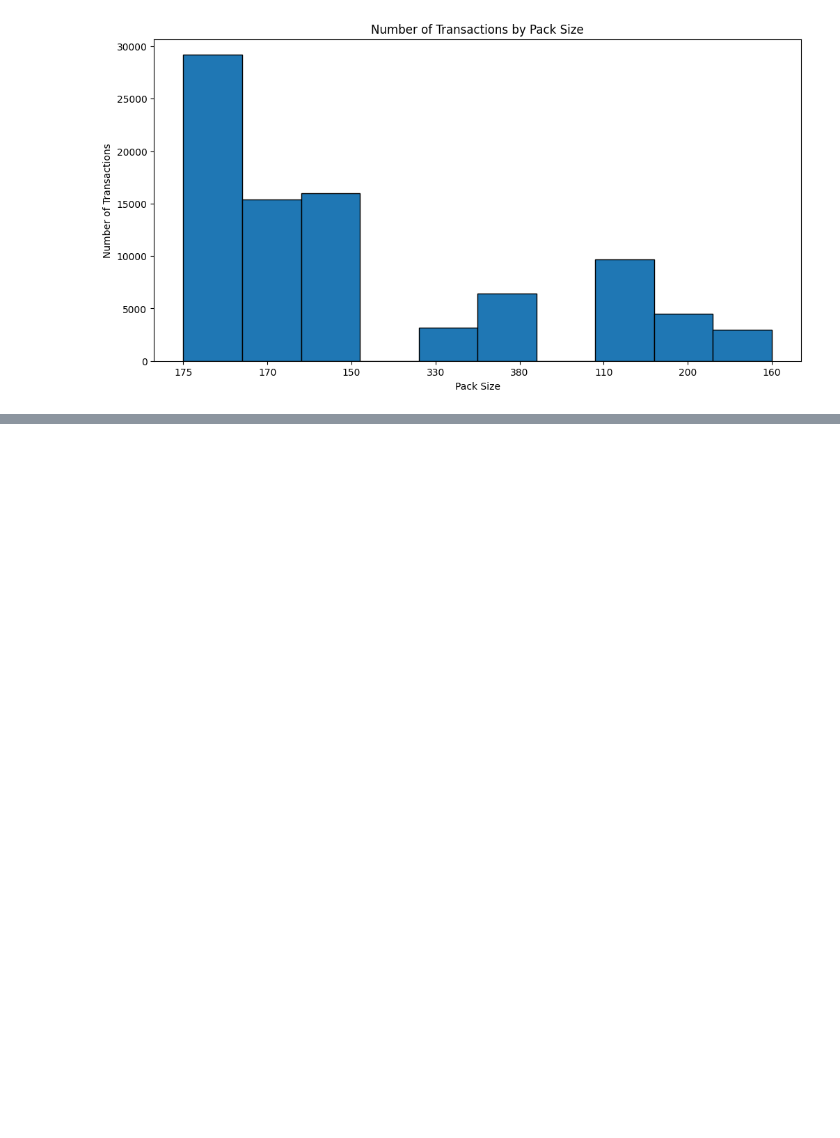
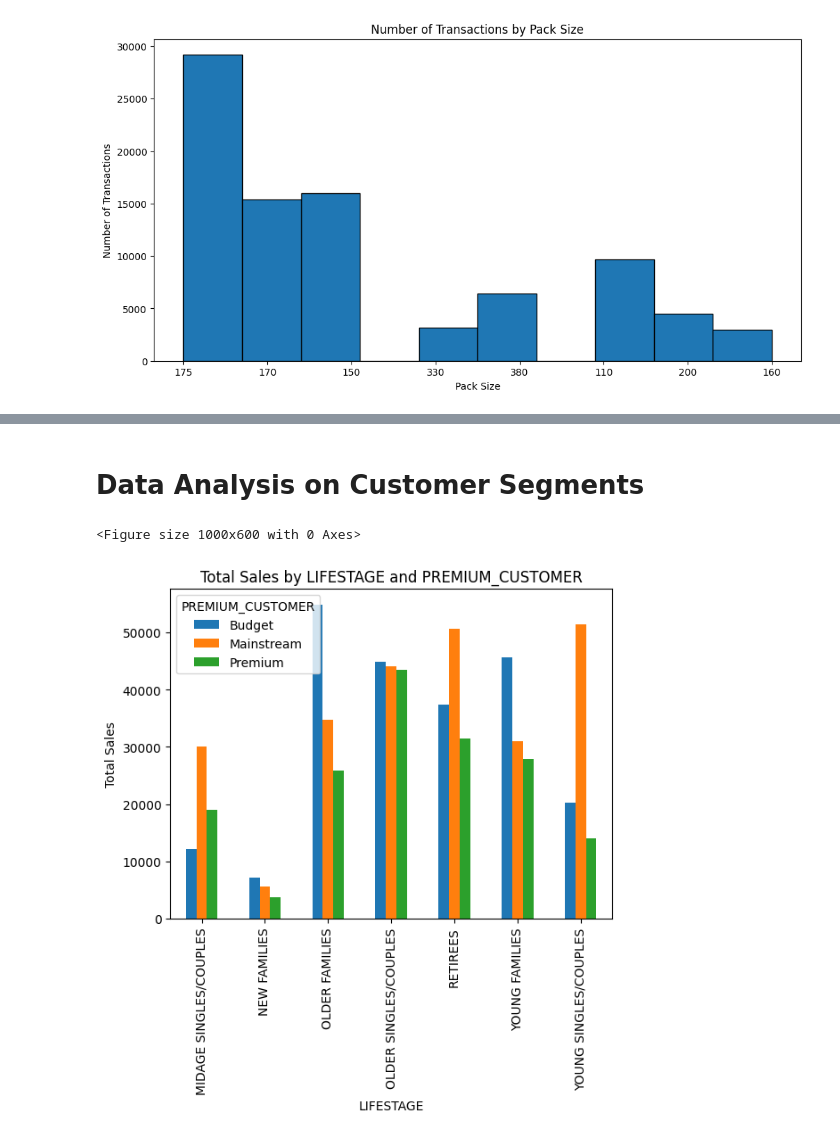
Before and after one commit to ramolefeg/profile, a Jupyter notebook: Quantium_Internship_task1_1.ipynb, the cells around one changed output, grey strips where cells are left out. Saved outputs shown, nothing was run; the diff lists cells and outputs as text; code cells hidden in the pictures; blank space fills up the shorter version.

```diff
--- a/Quantium_Internship_task1_1.ipynb
+++ b/Quantium_Internship_task1_1.ipynb
@@ -398,0 +330,4 @@ df_transactions_chips.tail()
+# %%
+# extract brand name from prod_name and then create a new column
+
+df_transactions_chips['brand_name'] = df_transactions_chips['PROD_NAME'].str.split(' ').str.get(0)
@@ -398,0 +355,11 @@ df_transactions_chips.tail()
+# %%
+#join the customer data to df_transactions_chips dataframe , left join.
+
+df_merged = pd.merge(df_transactions_chips, df_Customer_Data, on='LYLTY_CARD_NBR', how='left')
+
+df_merged.head()
+
+df_merged.info()
+
+customer_null_counts = df_merged.isnull().sum()
+print(customer_null_counts )
@@ -398,0 +407,22 @@ df_transactions_chips.tail()
+# %% [markdown]
+# **Data Analysis on Customer Segments**
+# %%
+# total sales by LIFESTAGE and PREMIUM_CUSTOMER and plotting the split by these segments to describe which customer segment contribute most to chip sales.
+
+import matplotlib.pyplot as plt
+# Calculate total sales by LIFESTAGE and PREMIUM_CUSTOMER
+sales_by_segment = df_merged.groupby(['LIFESTAGE', 'PREMIUM_CUSTOMER'])['TOT_SALES'].sum().reset_index()
+
+# Create a pivot table with LIFESTAGE as rows and PREMIUM_CUSTOMER as columns
+pivot_table = sales_by_segment.pivot(index='LIFESTAGE', columns='PREMIUM_CUSTOMER', values='TOT_SALES')
+
+# Plot the pivot table as a bar chart
+plt.figure(figsize=(10, 6))
+pivot_table.plot(kind='bar')
+plt.xlabel('LIFESTAGE')
+plt.ylabel('Total Sales')
+plt.title('Total Sales by LIFESTAGE and PREMIUM_CUSTOMER')
+plt.show()
+# %% [output]
+<Figure size 1000x600 with 0 Axes>
+[figure, added]
```
Also changed, not shown: parts of 35 cells of this notebook.
